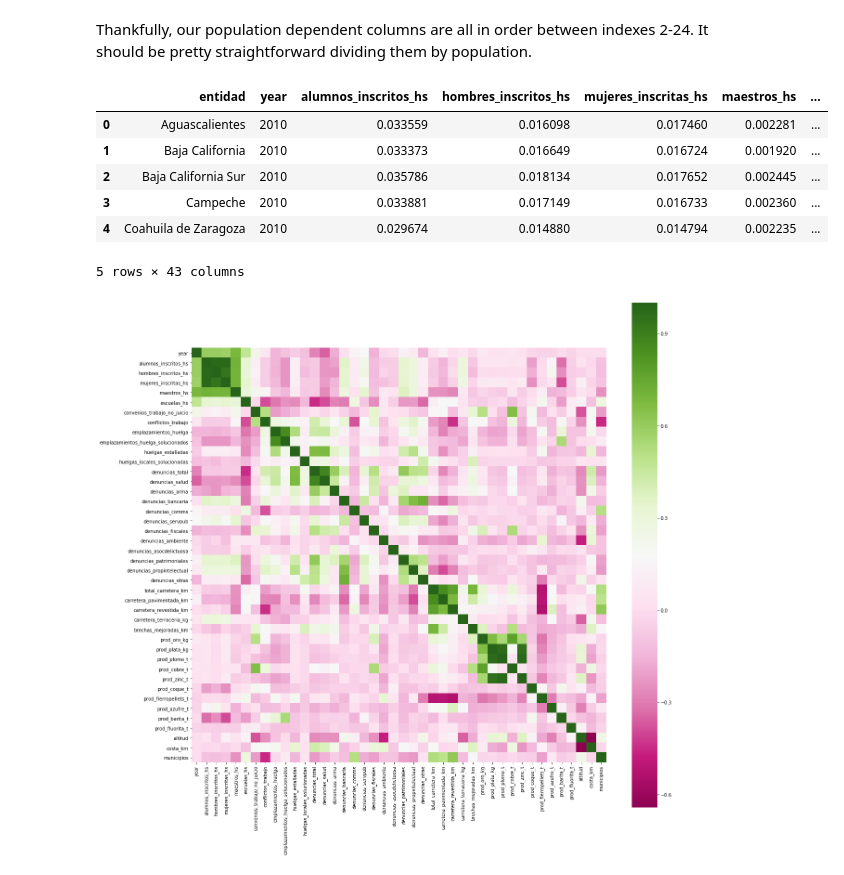
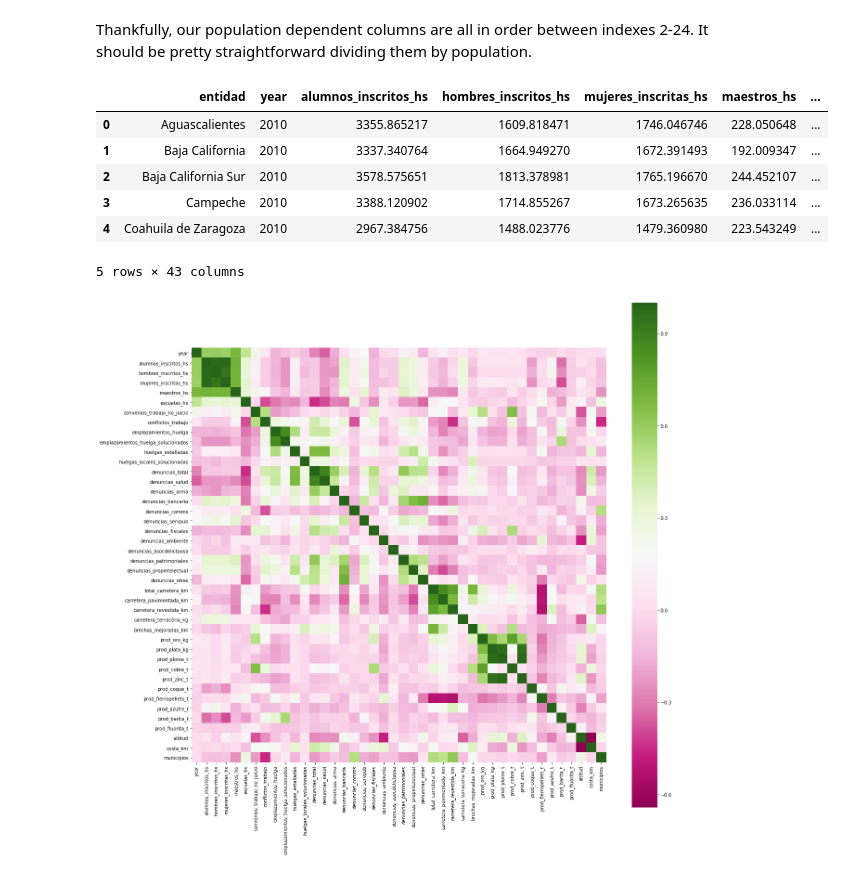
Before and after one commit to marioamz/MexicoOC_Index, a Jupyter notebook: Data_Exploration_Multivariable_Analysis.ipynb, the cells around one changed output. Cells and saved outputs as stored; diff of their text form; code cells hidden in the pictures.

```diff
--- a/Data_Exploration_Multivariable_Analysis.ipynb
+++ b/Data_Exploration_Multivariable_Analysis.ipynb
@@ -85,17 +85,17 @@ Given that a lot of Mexican states are more populous than others and some states
 # %% [markdown]
 Thankfully, our population dependent columns are all in order between indexes 2-24. It should be pretty straightforward dividing them by population.
 # %%
-# per capita calculation
-working_df.iloc[:,2:24] = working_df.iloc[:,2:24].div(working_df.iloc[:,-1], axis=0)
+# per 100,000 calculation
+working_df.iloc[:,2:24] = (working_df.iloc[:,2:24].div(working_df.iloc[:,-1], axis=0)) *100000
 del working_df['pop']
 working_df.head()
 # %% [output]
 |  | entidad | year | alumnos_inscritos_hs | hombres_inscritos_hs | mujeres_inscritas_hs | maestros_hs | ... |
-| 0 | Aguascalientes | 2010 | 0.033559 | 0.016098 | 0.017460 | 0.002281 | ... |
-| 1 | Baja California | 2010 | 0.033373 | 0.016649 | 0.016724 | 0.001920 | ... |
-| 2 | Baja California Sur | 2010 | 0.035786 | 0.018134 | 0.017652 | 0.002445 | ... |
-| 3 | Campeche | 2010 | 0.033881 | 0.017149 | 0.016733 | 0.002360 | ... |
-| 4 | Coahuila de Zaragoza | 2010 | 0.029674 | 0.014880 | 0.014794 | 0.002235 | ... |
+| 0 | Aguascalientes | 2010 | 3355.865217 | 1609.818471 | 1746.046746 | 228.050648 | ... |
+| 1 | Baja California | 2010 | 3337.340764 | 1664.949270 | 1672.391493 | 192.009347 | ... |
+| 2 | Baja California Sur | 2010 | 3578.575651 | 1813.378981 | 1765.196670 | 244.452107 | ... |
+| 3 | Campeche | 2010 | 3388.120902 | 1714.855267 | 1673.265635 | 236.033114 | ... |
+| 4 | Coahuila de Zaragoza | 2010 | 2967.384756 | 1488.023776 | 1479.360980 | 223.543249 | ... |
 5 rows × 43 columns
 # %%
 epc.explore_potential_correlations(working_df)
```
Also changed, not shown: parts of 19 cells of this notebook, 1 other file.
